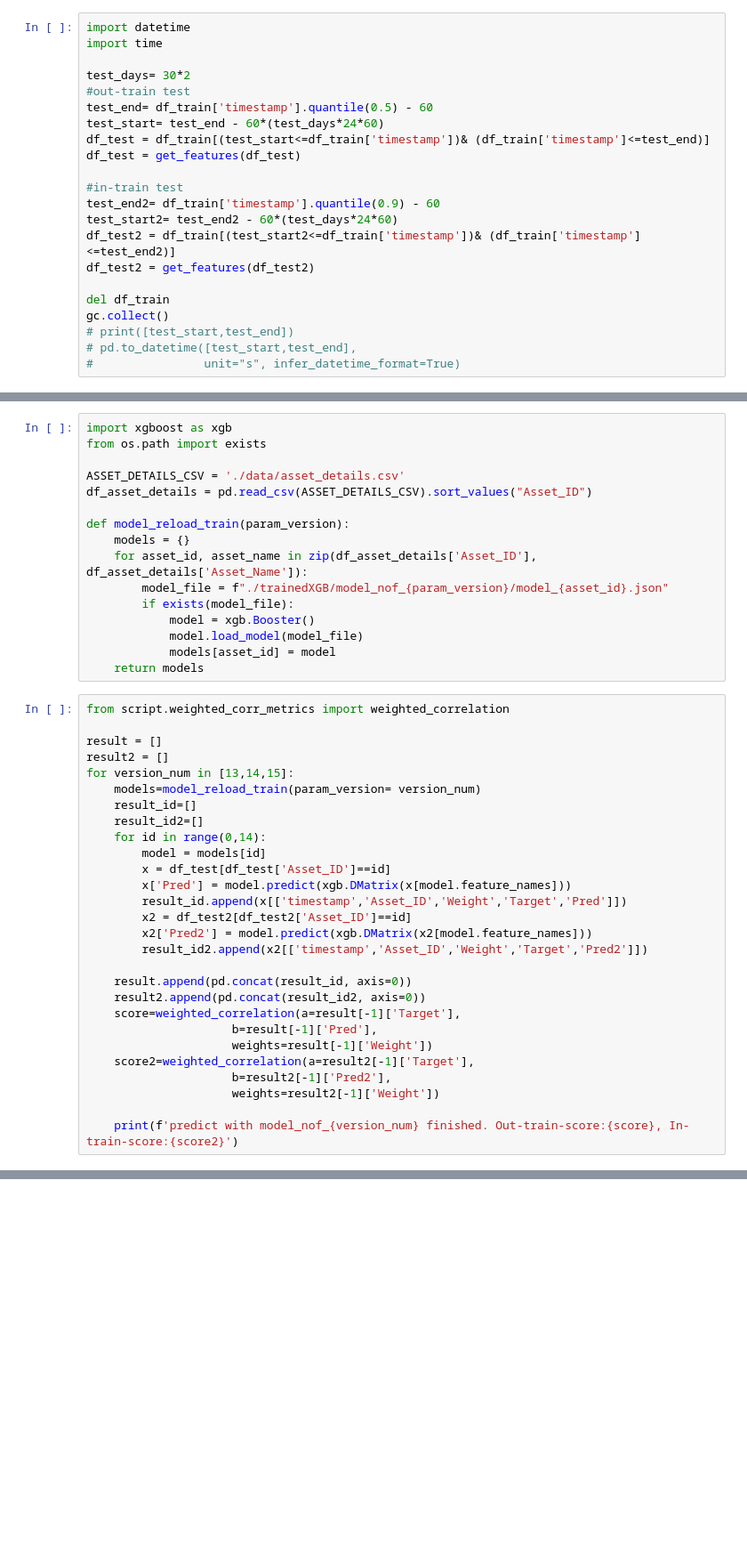
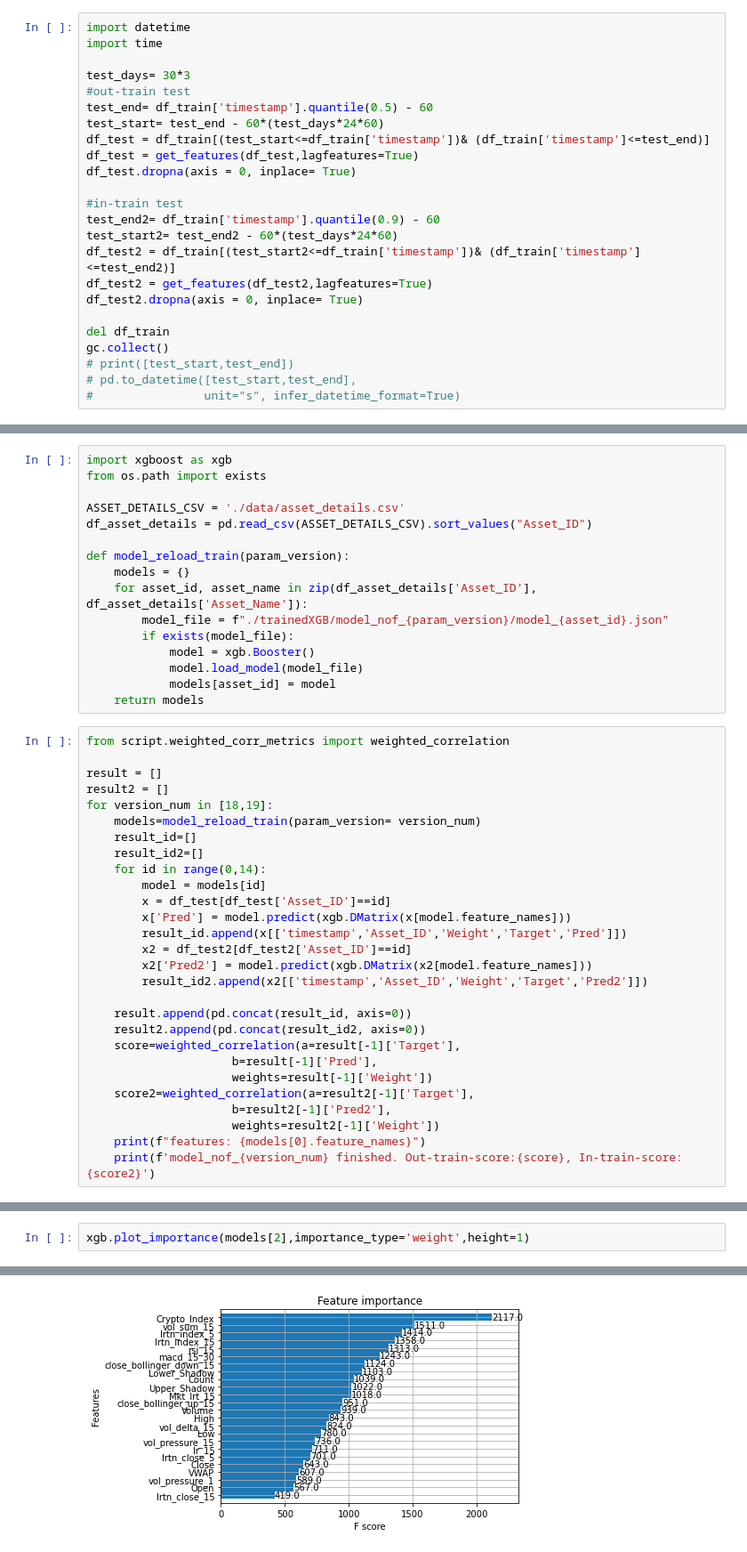
Before and after one commit to 123mitnik/Crypto_Forecasting_kaggle, a Jupyter notebook: crypto-xgb-cv.ipynb, the cells around one changed output, grey strips where cells are left out. Shown at 89% size. Drawn from its saved outputs; the diff is of its cells as text; blank space fills up the shorter version.

```diff
--- a/crypto-xgb-cv.ipynb
+++ b/crypto-xgb-cv.ipynb
@@ -69,18 +88,20 @@ Timestamp('2020-02-07 21:00:00')
 import datetime
 import time
 
-test_days= 30*2
+test_days= 30*3
 #out-train test
 test_end= df_train['timestamp'].quantile(0.5) - 60
 test_start= test_end - 60*(test_days*24*60)
 df_test = df_train[(test_start<=df_train['timestamp'])& (df_train['timestamp']<=test_end)]
-df_test = get_features(df_test)
+df_test = get_features(df_test,lagfeatures=True)
+df_test.dropna(axis = 0, inplace= True)
 
 #in-train test
 test_end2= df_train['timestamp'].quantile(0.9) - 60
 test_start2= test_end2 - 60*(test_days*24*60)
 df_test2 = df_train[(test_start2<=df_train['timestamp'])& (df_train['timestamp']<=test_end2)]
-df_test2 = get_features(df_test2)
+df_test2 = get_features(df_test2,lagfeatures=True)
+df_test2.dropna(axis = 0, inplace= True)
 
 del df_train
 gc.collect()
@@ -112,7 +146,7 @@ from script.weighted_corr_metrics import weighted_correlation
 
 result = []
 result2 = []
-for version_num in [13,14,15]:
+for version_num in [18,19]:
     models=model_reload_train(param_version= version_num)
     result_id=[]
     result_id2=[]
@@ -133,6 +167,6 @@ for version_num in [13,14,15]:
     score2=weighted_correlation(a=result2[-1]['Target'],
                      b=result2[-1]['Pred2'],
                      weights=result2[-1]['Weight'])
-
-    print(f'predict with model_nof_{version_num} finished. Out-train-score:{score}, In-train-score:{score2}')
+    print(f"features: {models[0].feature_names}")
+    print(f'model_nof_{version_num} finished. Out-train-score:{score}, In-train-score:{score2}')
 # %% [output]
@@ -141,0 +177,3 @@ predict with model_nof_15 finished. Out-train-score:0.0069584889147281245, In-tr
+# %%
+xgb.plot_importance(models[2],importance_type='weight',height=1)
+# %% [output]
@@ -141,0 +181 @@ predict with model_nof_15 finished. Out-train-score:0.0069584889147281245, In-tr
+[figure, added]
```
Also changed, not shown: parts of 14 cells of this notebook, 5 other files.
